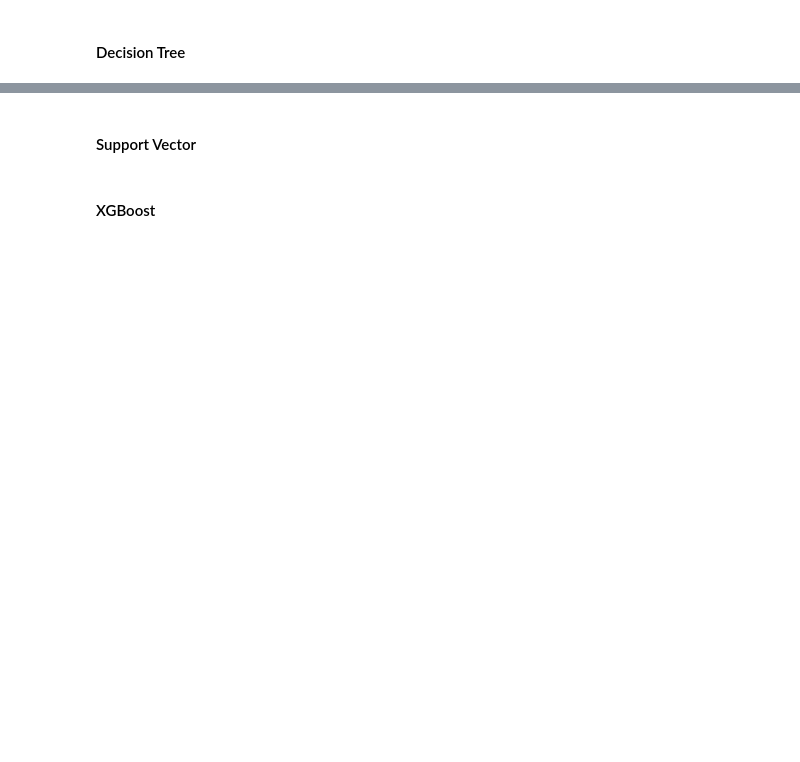
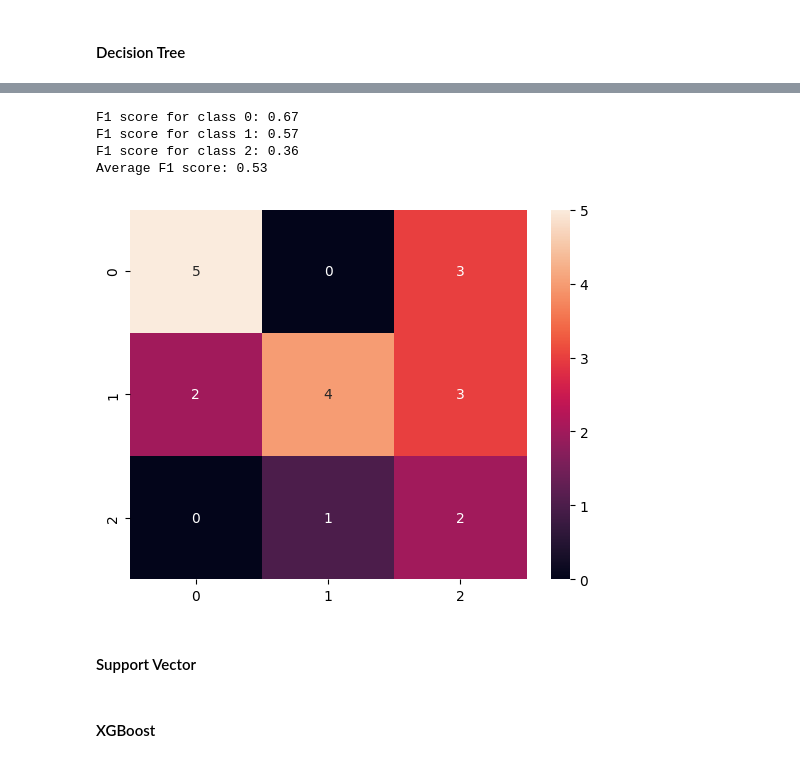
Before and after one commit to codened/DataStorm-4.0, a Jupyter notebook: stormingRoundDay_2/DataStorm_4_0 - Dilshan.ipynb, the cells around one changed output, grey strips where cells are left out. Cells and saved outputs as stored; diff of their text form; code cells hidden in the pictures; blank space fills up the shorter version.

```diff
--- a/stormingRoundDay_2/DataStorm_4_0 - Dilshan.ipynb
+++ b/stormingRoundDay_2/DataStorm_4_0 - Dilshan.ipynb
@@ -446,32 +431,38 @@ print(accu)
 # %%
-predDf_dtree=pd.DataFrame(predictions_dtree, columns=['shop_profile'])
-# Concatenate DataFrames
-concatenatedRes_df_dtree = pd.concat([X_testres, predDf_dtree], axis=1)
-ResMode_df_dtree = concatenatedRes_df_dtree.groupby('shop_id')['shop_profile'].agg(pd.Series.mode)
+# predDf_dtree=pd.DataFrame(predictions_dtree, columns=['shop_profile'])
+# # Concatenate DataFrames
+# concatenatedRes_df_dtree = pd.concat([X_testres, predDf_dtree], axis=1)
+# ResMode_df_dtree = concatenatedRes_df_dtree.groupby('shop_id')['shop_profile'].agg(pd.Series.mode)
 
-# Calculate F1 score for each class
-f1_class0 = f1_score(TestMode_df, ResMode_df_dtree, labels=[1], average='weighted')
-f1_class1 = f1_score(TestMode_df, ResMode_df_dtree, labels=[2], average='weighted')
-f1_class2 = f1_score(TestMode_df, ResMode_df_dtree, labels=[3], average='weighted')
+# # Calculate F1 score for each class
+# f1_class0 = f1_score(TestMode_df, ResMode_df_dtree, labels=[1], average='weighted')
+# f1_class1 = f1_score(TestMode_df, ResMode_df_dtree, labels=[2], average='weighted')
+# f1_class2 = f1_score(TestMode_df, ResMode_df_dtree, labels=[3], average='weighted')
 
-# Calculate average F1 score
-f1_average = (f1_class0 + f1_class1 + f1_class2) / 3
+# # Calculate average F1 score
+# f1_average = (f1_class0 + f1_class1 + f1_class2) / 3
 
-print(f"F1 score for class 0: {f1_class0:.2f}")
-print(f"F1 score for class 1: {f1_class1:.2f}")
-print(f"F1 score for class 2: {f1_class2:.2f}")
-print(f"Average F1 score: {f1_average:.2f}")
+# print(f"F1 score for class 0: {f1_class0:.2f}")
+# print(f"F1 score for class 1: {f1_class1:.2f}")
+# print(f"F1 score for class 2: {f1_class2:.2f}")
+# print(f"Average F1 score: {f1_average:.2f}")
 
-import matplotlib.pyplot as plt
-import seaborn as sns
-from sklearn.metrics import confusion_matrix
+# import matplotlib.pyplot as plt
+# import seaborn as sns
+# from sklearn.metrics import confusion_matrix
 
-# Create confusion matrix
-matrix = confusion_matrix(TestMode_df, ResMode_df_dtree)
+# # Create confusion matrix
+# matrix = confusion_matrix(TestMode_df, ResMode_df_dtree)
 
-# Visualize confusion matrix
-sns.heatmap(matrix, annot=True)
-plt.show()
+# # Visualize confusion matrix
+# sns.heatmap(matrix, annot=True)
+# plt.show()
+# %% [output]
+F1 score for class 0: 0.67
+F1 score for class 1: 0.57
+F1 score for class 2: 0.36
+Average F1 score: 0.53
+[figure, added]
 # %% [markdown]
 #### Support Vector
 # %%
```
Also changed, not shown: parts of 35 cells of this notebook.
